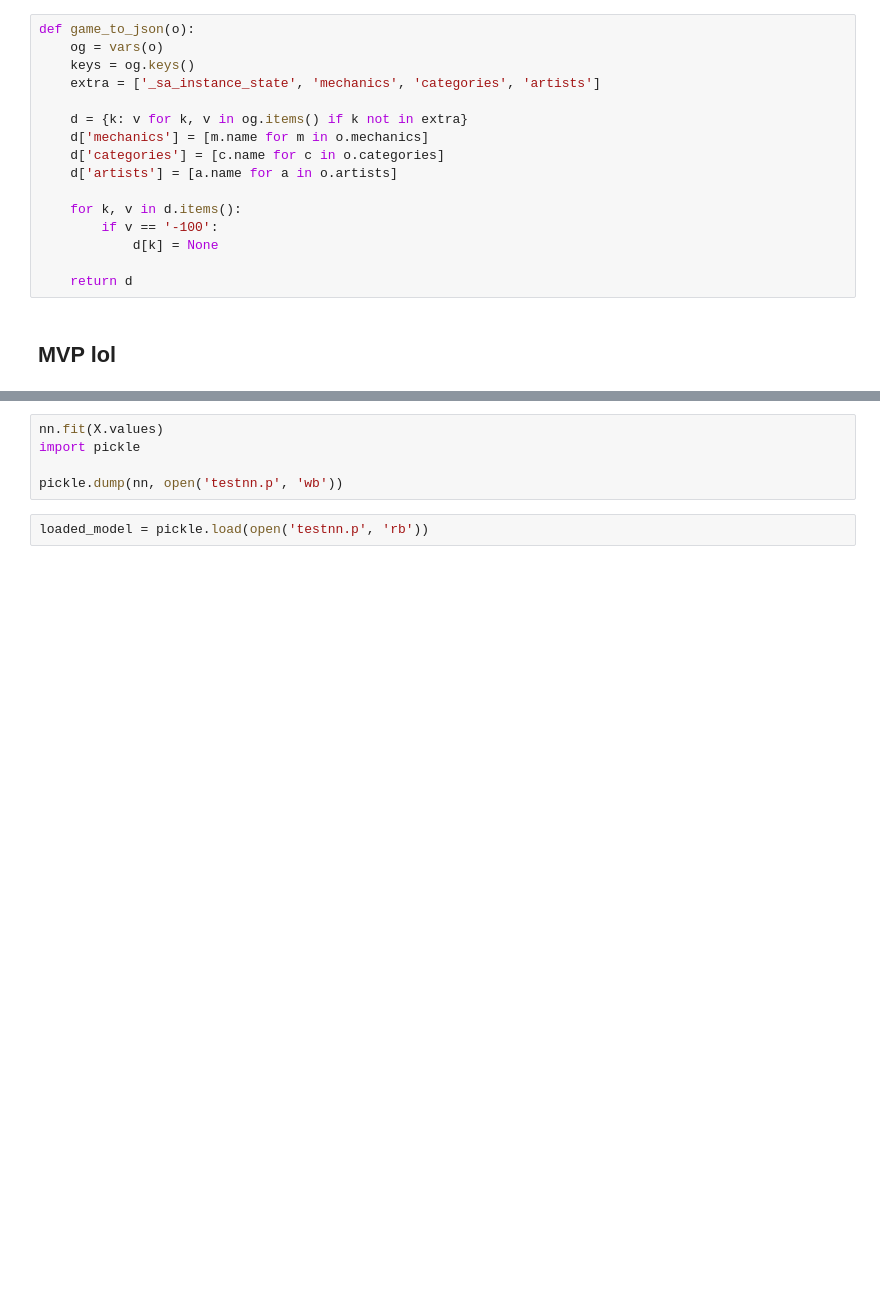
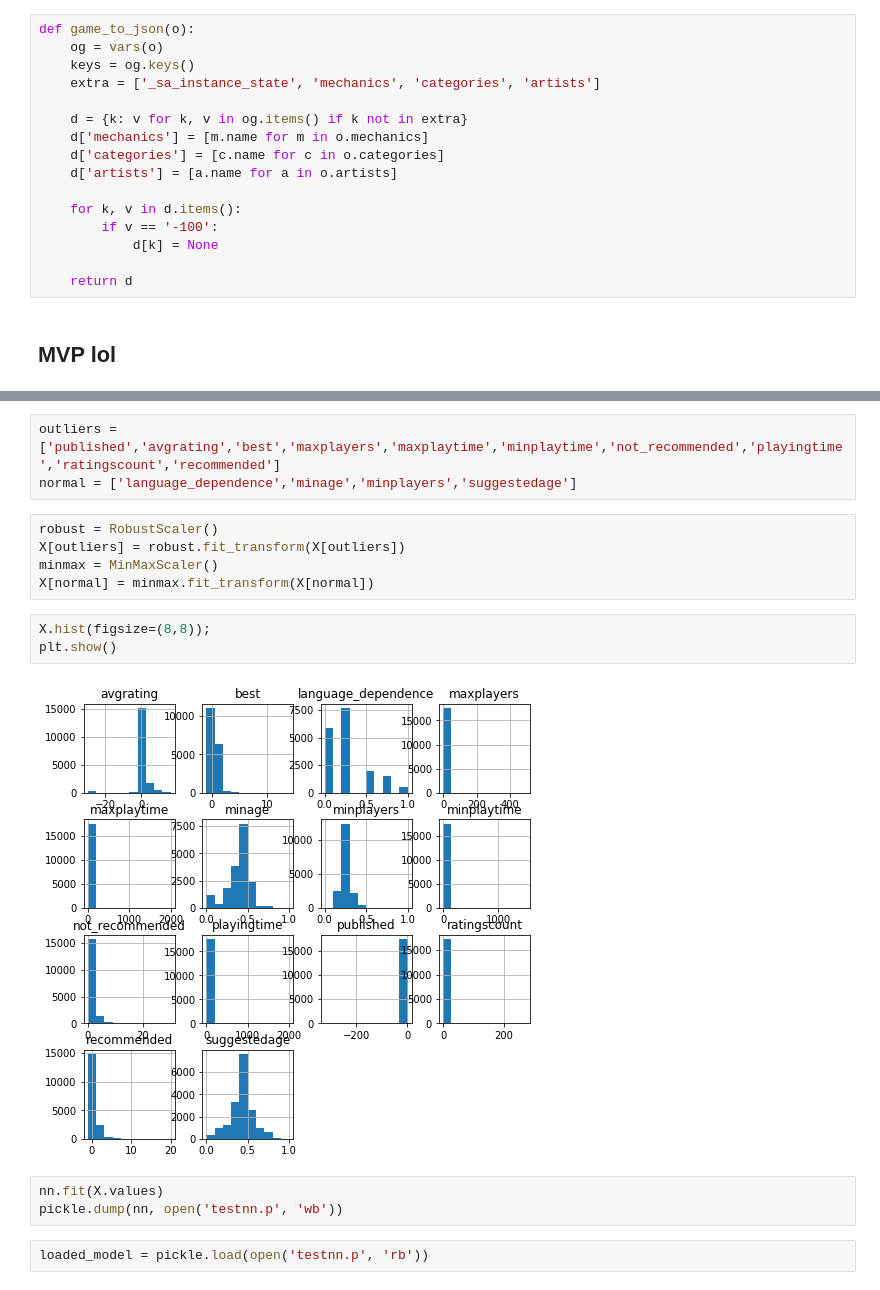
Before and after one commit to danjizquierdo/BoardGameRecommender, a Jupyter notebook: json-mvp.ipynb, the cells around one changed output, grey strips where cells are left out. Cells and saved outputs as stored; diff of their text form; blank space fills up the shorter version.

```diff
--- a/json-mvp.ipynb
+++ b/json-mvp.ipynb
@@ -44,7 +76,18 @@ X = fullX.drop(['id', 'name'], axis=1)
+# %%
+outliers = ['published','avgrating','best','maxplayers','maxplaytime','minplaytime','not_recommended','playingtime','ratingscount','recommended']
+normal = ['language_dependence','minage','minplayers','suggestedage']
+# %%
+robust = RobustScaler()
+X[outliers] = robust.fit_transform(X[outliers])
+minmax = MinMaxScaler()
+X[normal] = minmax.fit_transform(X[normal])
+# %%
+X.hist(figsize=(8,8));
+plt.show()
+# %% [output]
+[figure, added]
 # %%
 nn.fit(X.values)
-import pickle
-
 pickle.dump(nn, open('testnn.p', 'wb'))
 # %%
 loaded_model = pickle.load(open('testnn.p', 'rb'))
```
Also changed, not shown: parts of 14 cells of this notebook, 1 other file.
